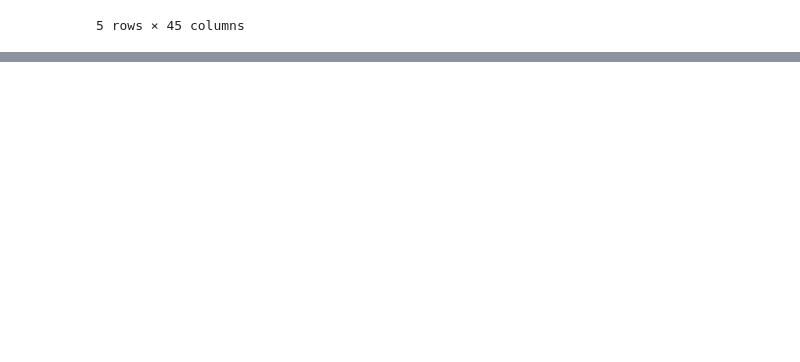
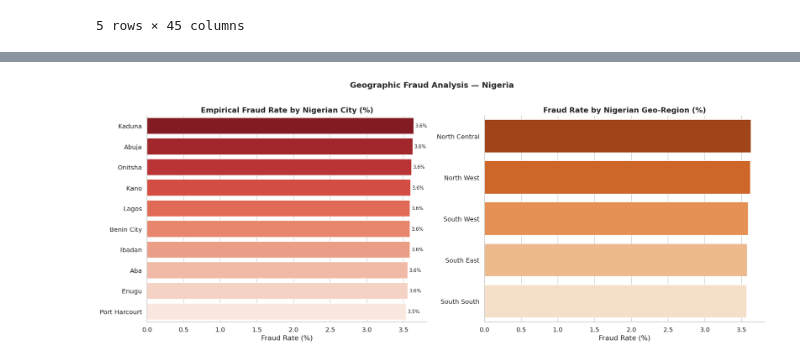
Before and after one commit to thedataboy001/naijashield, a Jupyter notebook: notebooks/01_eda.ipynb, the cells around one changed output, grey strips where cells are left out. Cells and saved outputs as stored; diff of their text form; code cells hidden in the pictures; blank space fills up the shorter version.

```diff
--- a/notebooks/01_eda.ipynb
+++ b/notebooks/01_eda.ipynb
@@ -15,0 +576,96 @@ data.head()
+# %%
+# Geographical Analysis
+
+city_stats = (
+    data.groupby("location")
+    .agg(
+        total=("is_fraud", "count"),
+        fraud_count=("is_fraud", "sum"),
+        location_fraud_risk=("location_fraud_risk", "first"),
+        avg_amount=("amount_ngn", "mean")
+    )
+    .reset_index()
+)
+
+city_stats["empirical_fraud_rate"] = (
+    city_stats["fraud_count"] / city_stats["total"] * 100
+).round(2)
+city_stats = city_stats.sort_values("empirical_fraud_rate", ascending=False)
+
+print("=" * 65)
+print("CITY-LEVEL FRAUD ANALYSIS")
+print("=" * 65)
+print(city_stats.to_string(index=False))
+
+fig, axes = plt.subplots(1, 2, figsize=(18, 7))
+
+# Fraud rate by city
+
+sns.barplot(
+    data=city_stats,
+    x="empirical_fraud_rate",
+    y="location",
+    palette="Reds_r", ax=axes[0]
+)
+axes[0].set_title("Empirical Fraud Rate by Nigerian City (%)")
+axes[0].set_xlabel("Fraud Rate (%)")
+axes[0].set_ylabel("")
+for p in axes[0].patches:
+    axes[0].annotate(
+        f"{p.get_width():.1f}%",
+        (p.get_width(), p.get_y() + p.get_height() / 2),
+        ha="left", va="center", fontsize=9, xytext=(3, 0),
+        textcoords="offset points"
+    )
+
+# Geo-region level
+
+region_stats = (
+    data.groupby("ip_geo_region")
+    .agg(
+        total=("is_fraud", "count"),
+        fraud_count=("is_fraud", "sum")
+    )
+    .reset_index()
+)
+region_stats["fraud_rate"] = (
+    region_stats["fraud_count"] / region_stats["total"] * 100
+).round(2)
+region_stats = region_stats.sort_values("fraud_rate", ascending=False)
+
+sns.barplot(
+    data=region_stats,
+    x="fraud_rate", y="ip_geo_region",
+    palette="Oranges_r", ax=axes[1]
+)
+axes[1].set_title("Fraud Rate by Nigerian Geo-Region (%)")
+axes[1].set_xlabel("Fraud Rate (%)")
+axes[1].set_ylabel("")
+
+plt.suptitle("Geographic Fraud Analysis — Nigeria",
+             fontsize=15, fontweight="bold", y=1.01)
+plt.tight_layout()
+plt.savefig("eda_visuals/geographic_fraud_analysis.png", bbox_inches="tight")
+plt.show()
+
+# --- Geospatial velocity anomaly ---
+
+print("\n" + "=" * 65)
+print("GEOSPATIAL VELOCITY ANOMALY FLAG")
+print("=" * 65)
+
+# Rationale: This flag marks "impossible travel", a strong fraud
+# signal. We check: how often does it fire? Is it actually
+# correlated with fraud labels?
+
+geo_cross = pd.crosstab(
+    data["geospatial_velocity_anomaly"],
+    data["is_fraud"],
+    margins=True,
+    normalize="index"
+).round(4) * 100
+
+geo_cross.index = ["No Anomaly", "Anomaly Detected", "All"]
+geo_cross.columns = ["Legitimate %", "Fraud %"]
+print(geo_cross.to_string())
+# %% [output]
@@ -15,0 +686 @@ data.head()
+[figure, added]
```
Also changed, not shown: parts of 29 cells of this notebook, 17 other files.
